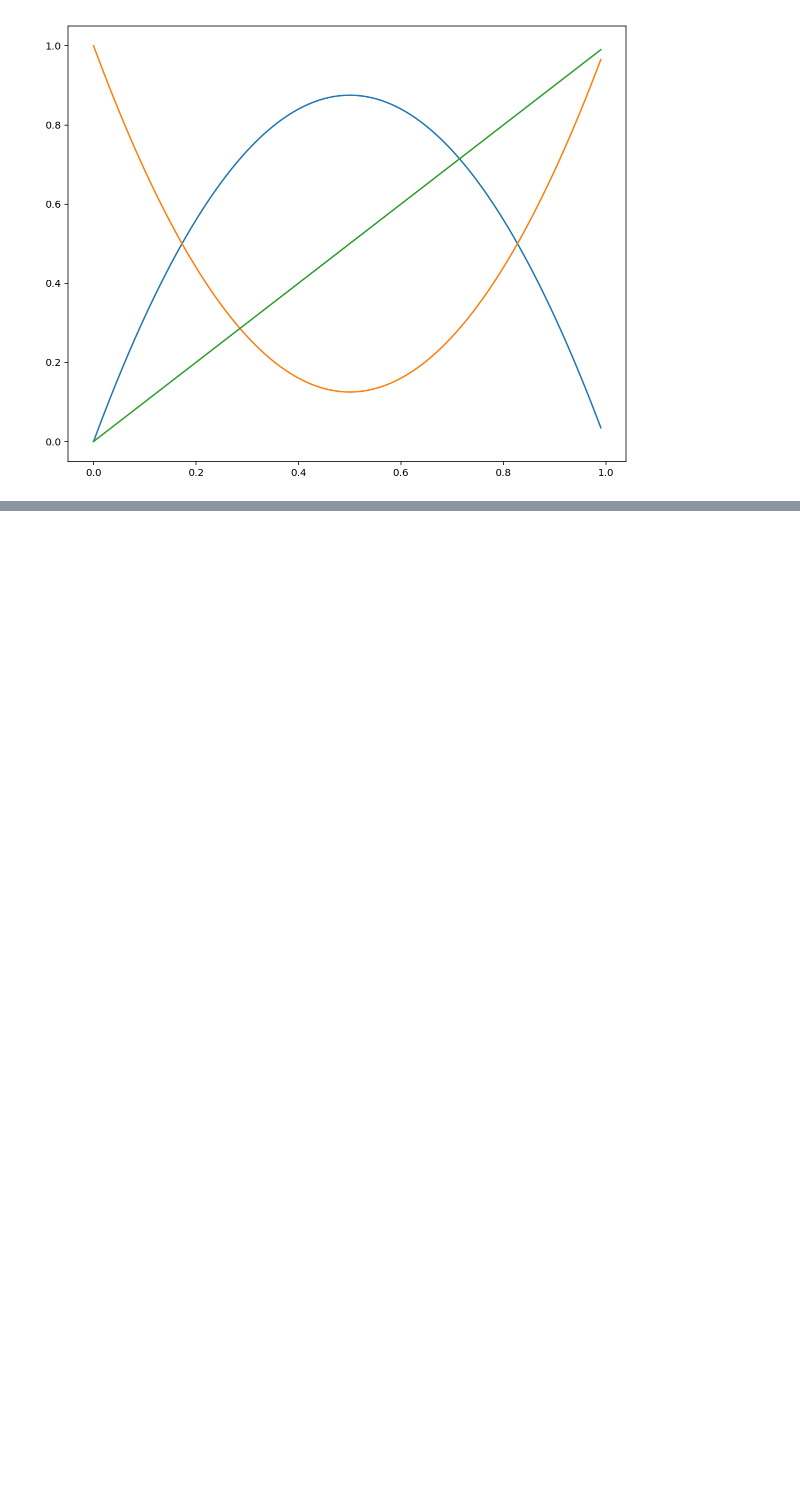
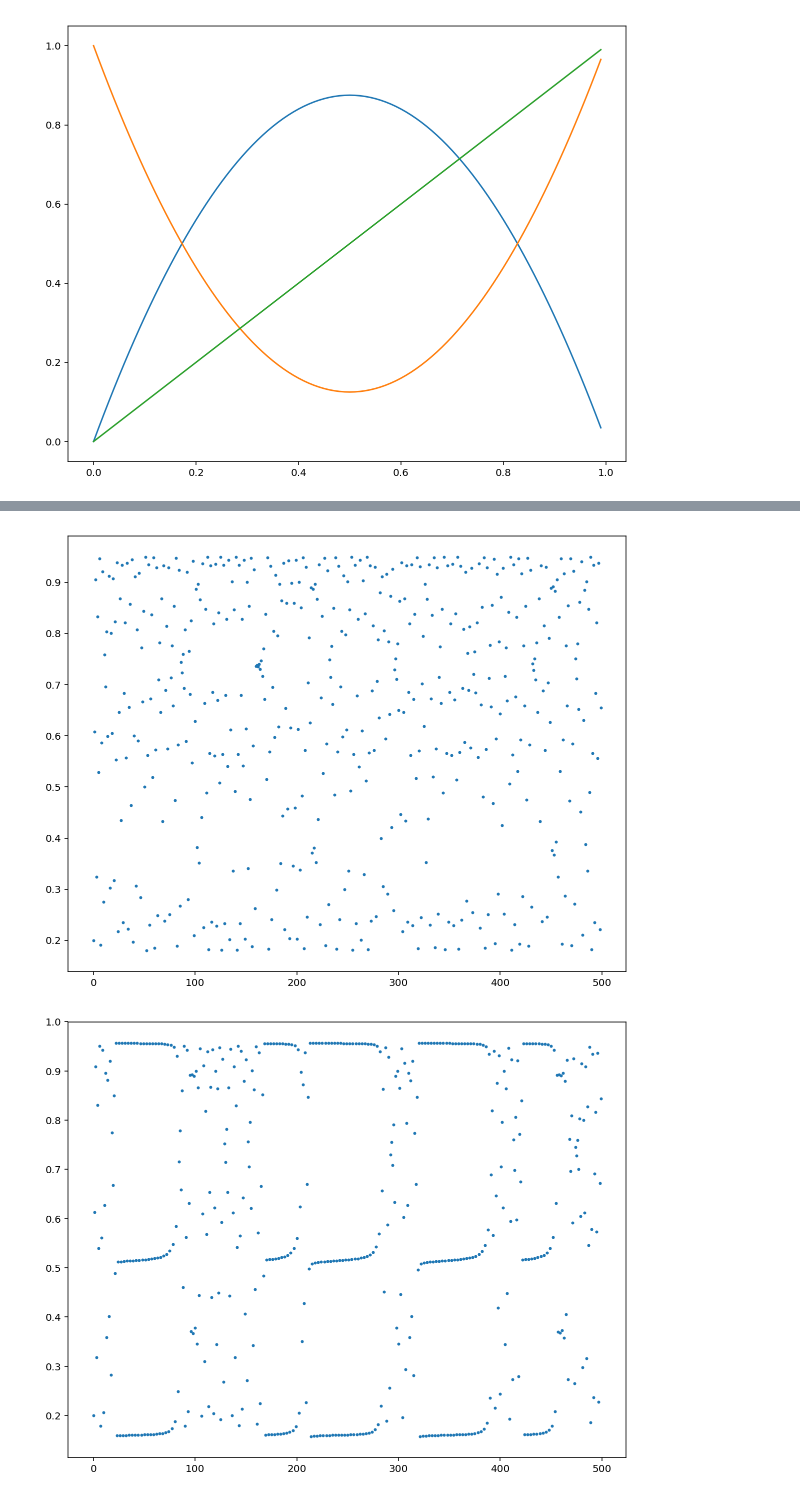
Before and after one commit to themichaelyang/dynsys, a Jupyter notebook: hw-3.ipynb, the cells around one changed output, grey strips where cells are left out. Cells and saved outputs as stored; diff of their text form; code cells hidden in the pictures; blank space fills up the shorter version.

```diff
--- a/hw-3.ipynb
+++ b/hw-3.ipynb
@@ -66,0 +97,12 @@ plot_fn(logistic_3(3.84))
+# %%
+def plot_trajectory(a, x_0=0.2, n=500):
+    trajectory = iterate_map(logistic_family(a), x_0, n)
+    fig, ax = plt.subplots(figsize=(10, 8))
+    ax.scatter(list(range(n)), trajectory, s=4)
+
+plot_trajectory(3.8)
+plot_trajectory(3.8282)
+plot_trajectory(3.83)
+# %% [output]
+[figure, added]
+[figure, added]
```
Also changed, not shown: parts of 10 cells of this notebook, 1 other file.
